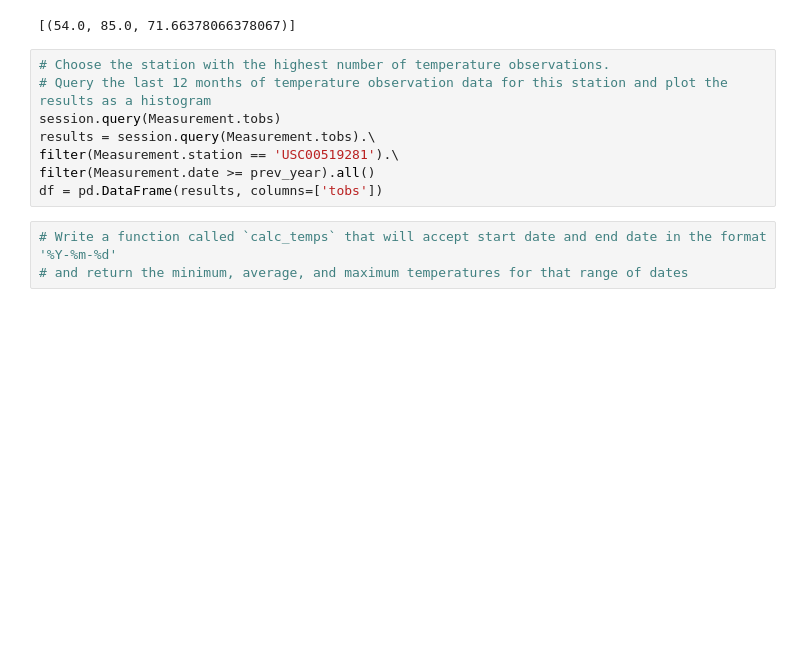
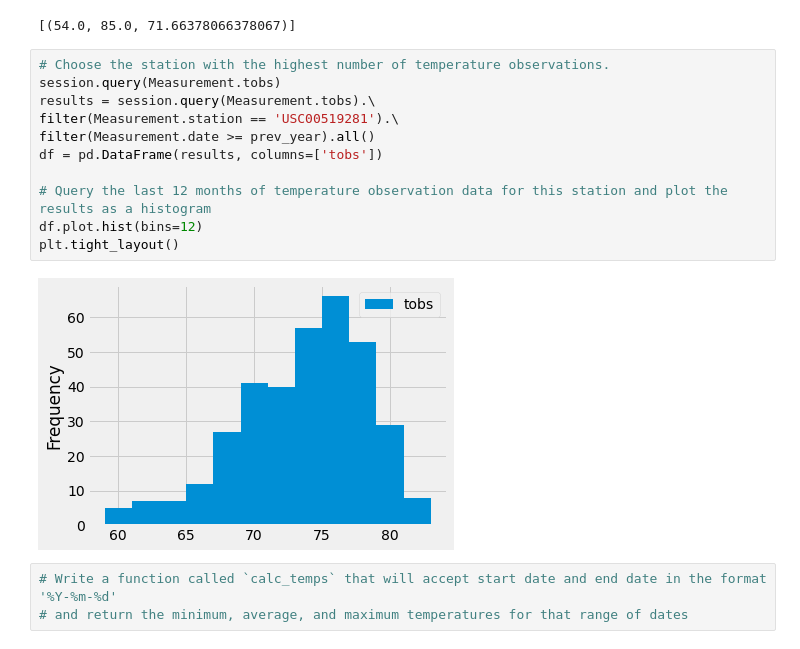
Before and after one commit to ShulinGu/surfs_up, a Jupyter notebook: climate_analysis.ipynb, the cells around one changed output. Saved outputs shown, nothing was run; the diff lists cells and outputs as text; blank space fills up the shorter version.

```diff
--- a/climate_analysis.ipynb
+++ b/climate_analysis.ipynb
@@ -103,12 +103,17 @@ filter(Measurement.station == 'USC00519281').all()
 [(54.0, 85.0, 71.66378066378067)]
 # %%
 # Choose the station with the highest number of temperature observations.
-# Query the last 12 months of temperature observation data for this station and plot the results as a histogram
 session.query(Measurement.tobs)
 results = session.query(Measurement.tobs).\
 filter(Measurement.station == 'USC00519281').\
 filter(Measurement.date >= prev_year).all()
 df = pd.DataFrame(results, columns=['tobs'])
+
+# Query the last 12 months of temperature observation data for this station and plot the results as a histogram
+df.plot.hist(bins=12)
+plt.tight_layout()
+# %% [output]
+[figure, added]
 # %%
 # Write a function called `calc_temps` that will accept start date and end date in the format '%Y-%m-%d'
 # and return the minimum, average, and maximum temperatures for that range of dates
```
Also changed, not shown: 2 other files.
